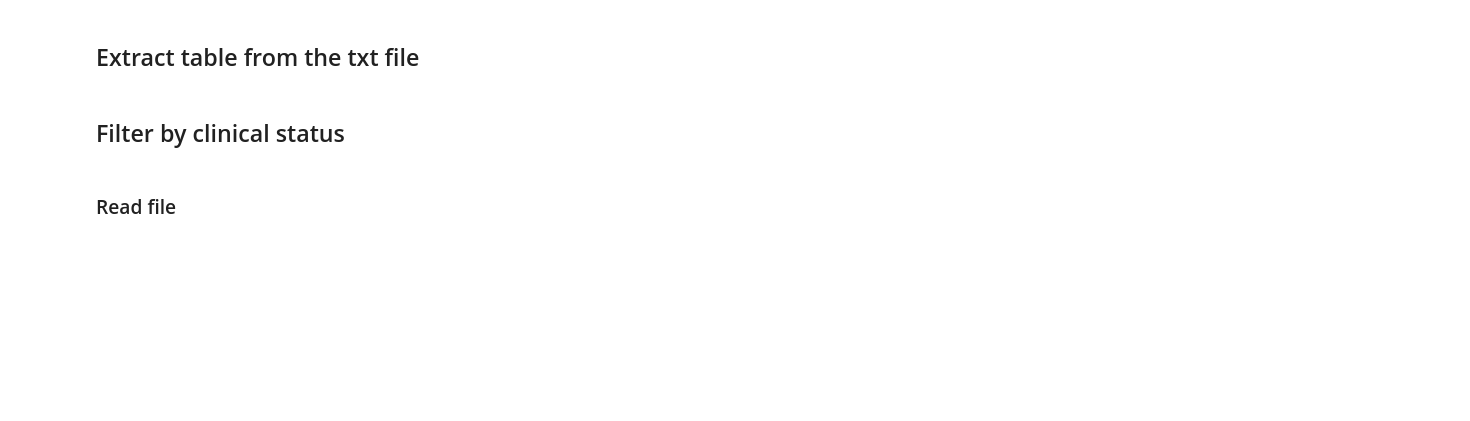
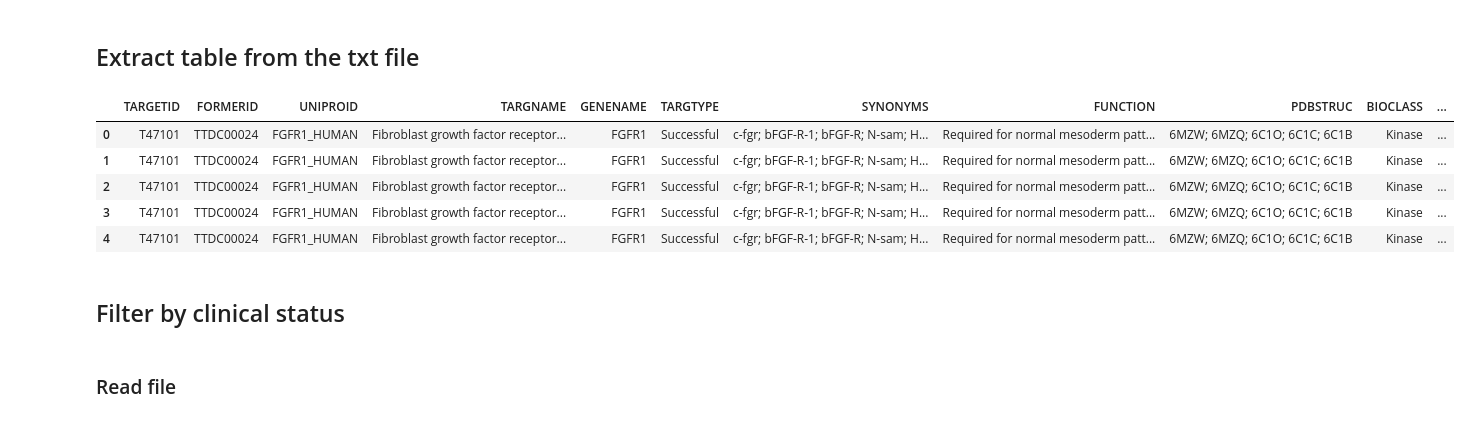
Before and after one commit to loser564/drug-repurposing-codebase, a Jupyter notebook: PART1_DRUGDATA_CLEANING/P1-1_ttd_extraction.ipynb, the cells around one changed output. Saved outputs shown, nothing was run; the diff lists cells and outputs as text; code cells hidden in the pictures; blank space fills up the shorter version.

```diff
--- a/PART1_DRUGDATA_CLEANING/P1-1_ttd_extraction.ipynb
+++ b/PART1_DRUGDATA_CLEANING/P1-1_ttd_extraction.ipynb
@@ -14,3 +15,11 @@ from tabulate import tabulate
+# %%
+## load configuration paths from yaml
+
+def load_config(yaml_path="P1-config.yaml"):
+    with open(yaml_path, "r", encoding="utf-8") as f:
+        return yaml.safe_load(f)
+
+config = load_config()
 # %% [markdown]
 ## Preview the txt file
 # %%
@@ -30,5 +39,5 @@ def read_ttd(file_path, lines=50):
         print(line.rstrip())
 
 
-
-read_ttd("path/to/dataset")
+p1_01_ttd = config["raw_paths"]["p1_01_ttd"]
+read_ttd(p1_01_ttd)
@@ -36,9 +63,6 @@ read_ttd("path/to/dataset")
 ## Extract table from the txt file
 # %%
 
-
-# File paths (update as needed)
-file_target = "C:\\Users\\alici\\OneDrive - Nanyang Technological University\\FYP\\fyp-database\\Databases\\TTD\\P1-01-TTD_target_download.txt"
 
 
 def parse_p1_01(file_path):
@@ -59,35 +83,43 @@ def parse_p1_01(file_path):
                 if key == 'TARGETID' and current:
                     targets.append(current)
                     current = {}
                 if key.startswith('DRUGINFO'):
                     if 'DRUGINFO' not in current:
                         current['DRUGINFO'] = []
                     current['DRUGINFO'].append(value)
                 else:
                     current[key] = value
     if current:
         targets.append(current)
 
     # Expand DRUGINFO entries
     expanded_rows = []
     for entry in targets:
         base = entry.copy()
         drug_infos = base.pop('DRUGINFO', [])
         for drug_info in drug_infos:
             dparts = drug_info.split('\t')
             if len(dparts) >= 3:
                 base_copy = base.copy()
                 base_copy['TTDDRUID'] = dparts[0]
                 base_copy['DRUGNAME'] = dparts[1]
                 base_copy['CLINICAL_STATUS'] = dparts[2]
                 expanded_rows.append(base_copy)
             else:
                 expanded_rows.append(base)
     return pd.DataFrame(expanded_rows)
 
-df_target = parse_p1_01(file_target)
-df_target.to_csv('path/to/save/csv', index=True)
+df_target = parse_p1_01(p1_01_ttd)
+parsed_target = config["processed_paths"]["parsed_target"]
+df_target.to_csv(parsed_target, index=True)
 df_target.head()
+# %% [output]
+|  | TARGETID | FORMERID | UNIPROID | TARGNAME | GENENAME | TARGTYPE | SYNONYMS | FUNCTION | PDBSTRUC | BIOCLASS | ... |
+| 0 | T47101 | TTDC00024 | FGFR1_HUMAN | Fibroblast growth factor receptor... | FGFR1 | Successful | c-fgr; bFGF-R-1; bFGF-R; N-sam; H... | Required for normal mesoderm patt... | 6MZW; 6MZQ; 6C1O; 6C1C; 6C1B | Kinase | ... |
+| 1 | T47101 | TTDC00024 | FGFR1_HUMAN | Fibroblast growth factor receptor... | FGFR1 | Successful | c-fgr; bFGF-R-1; bFGF-R; N-sam; H... | Required for normal mesoderm patt... | 6MZW; 6MZQ; 6C1O; 6C1C; 6C1B | Kinase | ... |
+| 2 | T47101 | TTDC00024 | FGFR1_HUMAN | Fibroblast growth factor receptor... | FGFR1 | Successful | c-fgr; bFGF-R-1; bFGF-R; N-sam; H... | Required for normal mesoderm patt... | 6MZW; 6MZQ; 6C1O; 6C1C; 6C1B | Kinase | ... |
+| 3 | T47101 | TTDC00024 | FGFR1_HUMAN | Fibroblast growth factor receptor... | FGFR1 | Successful | c-fgr; bFGF-R-1; bFGF-R; N-sam; H... | Required for normal mesoderm patt... | 6MZW; 6MZQ; 6C1O; 6C1C; 6C1B | Kinase | ... |
+| 4 | T47101 | TTDC00024 | FGFR1_HUMAN | Fibroblast growth factor receptor... | FGFR1 | Successful | c-fgr; bFGF-R-1; bFGF-R; N-sam; H... | Required for normal mesoderm patt... | 6MZW; 6MZQ; 6C1O; 6C1C; 6C1B | Kinase | ... |
 # %% [markdown]
 ## Filter by clinical status
 # %% [markdown]
```
Also changed, not shown: parts of 5 cells of this notebook, 8 other files.
